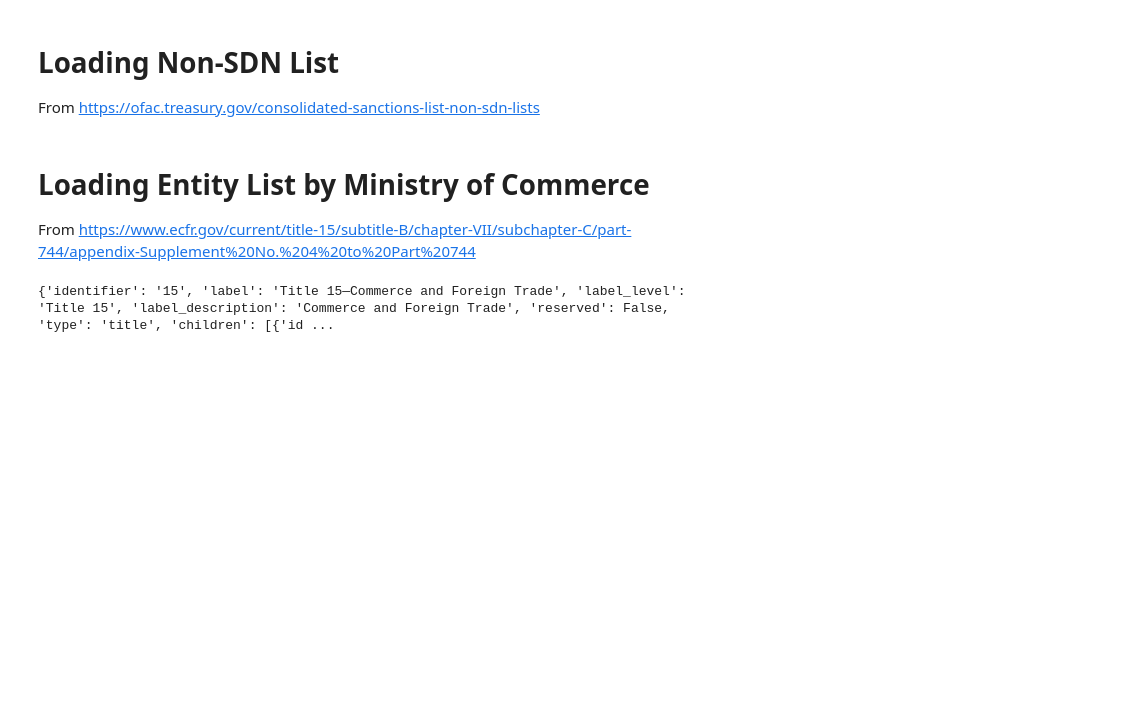
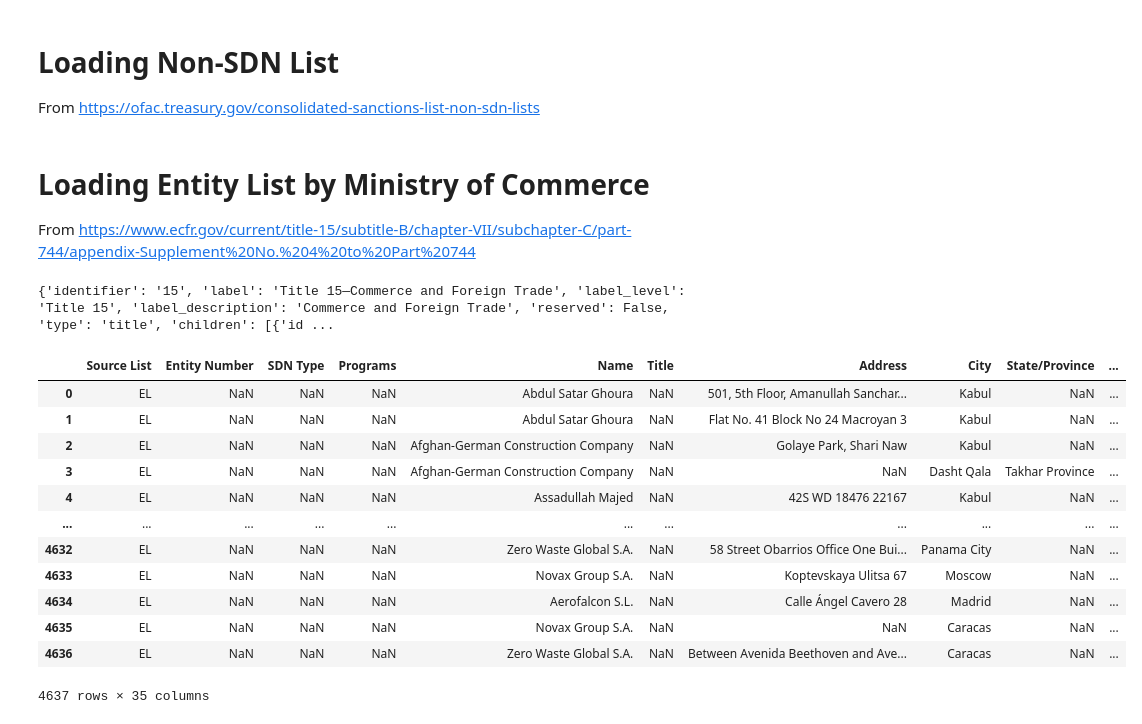
Before and after one commit to Kelvin-xing/Tech_Innovation_war_project, a Jupyter notebook: Policy_data/Entity_list_USA/entity_lists.ipynb, the cells around one changed output. Saved outputs shown, nothing was run; the diff lists cells and outputs as text; code cells hidden in the pictures; blank space fills up the shorter version.

```diff
--- a/Policy_data/Entity_list_USA/entity_lists.ipynb
+++ b/Policy_data/Entity_list_USA/entity_lists.ipynb
@@ -109,3 +109,22 @@ list = json.loads(response.text)
 print(list)
 # %% [output]
 {'identifier': '15', 'label': 'Title 15—Commerce and Foreign Trade', 'label_level': 'Title 15', 'label_description': 'Commerce and Foreign Trade', 'reserved': False, 'type': 'title', 'children': [{'id ...
+# %%
+import pandas as pd
+csv = '21 Nov 2023 Update - Copy.csv'
+df = pd.read_csv(csv)
+df
+# %% [output]
+|  | Source List | Entity Number | SDN Type | Programs | Name | Title | Address | City | State/Province | ... |
+| 0 | EL | NaN | NaN | NaN | Abdul Satar Ghoura | NaN | 501, 5th Floor, Amanullah Sanchar... | Kabul | NaN | ... |
+| 1 | EL | NaN | NaN | NaN | Abdul Satar Ghoura | NaN | Flat No. 41 Block No 24 Macroyan 3 | Kabul | NaN | ... |
+| 2 | EL | NaN | NaN | NaN | Afghan-German Construction Company | NaN | Golaye Park, Shari Naw | Kabul | NaN | ... |
+| 3 | EL | NaN | NaN | NaN | Afghan-German Construction Company | NaN | NaN | Dasht Qala | Takhar Province | ... |
+| 4 | EL | NaN | NaN | NaN | Assadullah Majed | NaN | 42S WD 18476 22167 | Kabul | NaN | ... |
+| ... | ... | ... | ... | ... | ... | ... | ... | ... | ... | ... |
+| 4632 | EL | NaN | NaN | NaN | Zero Waste Global S.A. | NaN | 58 Street Obarrios Office One Bui... | Panama City | NaN | ... |
+| 4633 | EL | NaN | NaN | NaN | Novax Group S.A. | NaN | Koptevskaya Ulitsa 67 | Moscow | NaN | ... |
+| 4634 | EL | NaN | NaN | NaN | Aerofalcon S.L. | NaN | Calle Ángel Cavero 28 | Madrid | NaN | ... |
+| 4635 | EL | NaN | NaN | NaN | Novax Group S.A. | NaN | NaN | Caracas | NaN | ... |
+| 4636 | EL | NaN | NaN | NaN | Zero Waste Global S.A. | NaN | Between Avenida Beethoven and Ave... | Caracas | NaN | ... |
+4637 rows × 35 columns
```
Also changed, not shown: 6 other files.
